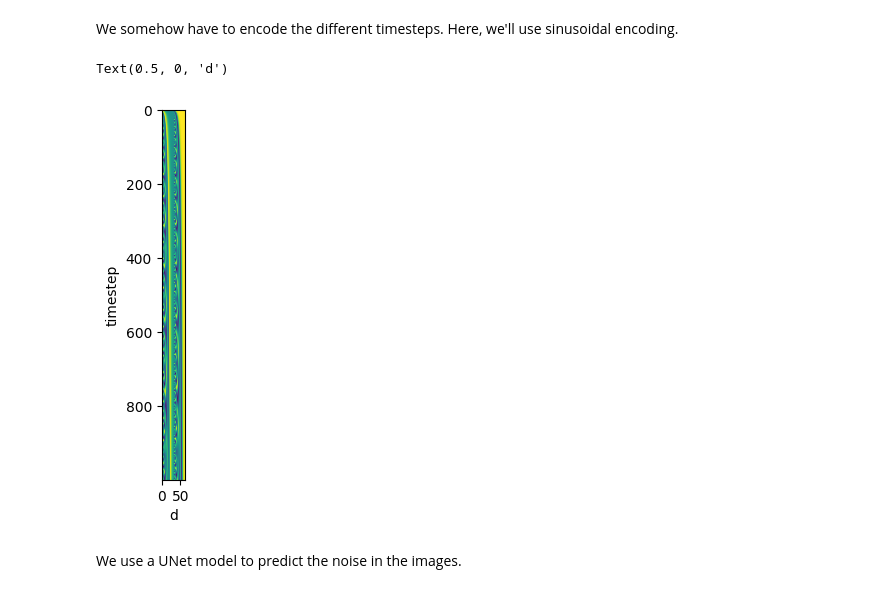
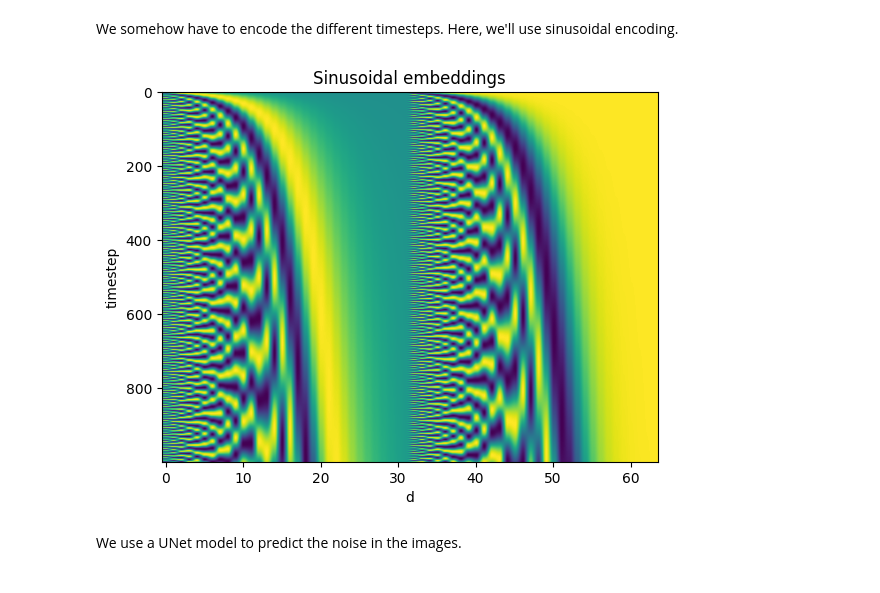
Before and after one commit to Andemand111/Specialkursus_diffusionmodel, a Jupyter notebook: main.IPYNB, the cells around one changed output. Drawn from its saved outputs; the diff is of its cells as text; code cells hidden in the pictures.

Commit message:
Changed sinusoidal embeddings plot

```diff
--- a/main.IPYNB
+++ b/main.IPYNB
@@ -127,23 +127,25 @@ We somehow have to encode the different timesteps. Here, we'll use sinusoidal en
 # %%
 time_dimension = 64
 
 def SinusoidalEmbeddings(ts):
     half_dim =  time_dimension // 2
     embeddings = torch.log(torch.tensor(10000)) / (half_dim - 1)
     embeddings = torch.exp(torch.arange(half_dim).float() * -embeddings)
     embeddings = ts.view(-1, 1).float() * embeddings.view(1, -1)
     embeddings = torch.cat([torch.sin(embeddings), torch.cos(embeddings)], dim=1)
 
     return embeddings
 
 ts = np.arange(0, T)
 embeddings = SinusoidalEmbeddings(torch.tensor(ts).float())
-plt.imshow(embeddings)
+plt.imshow(embeddings, cmap='viridis', aspect='auto')
 plt.ylabel("timestep")
 plt.xlabel("d")
+plt.title("Sinusoidal embeddings")
+plt.savefig("figures/sinusoidal_embeddings.png", dpi=300, bbox_inches='tight')
+plt.show()
 # %% [output]
-Text(0.5, 0, 'd')
-[figure, old version]
+[figure, new version]
 # %% [markdown]
 We use a UNet model to predict the noise in the images.
 # %%
```
Also changed, not shown: 1 other file.
